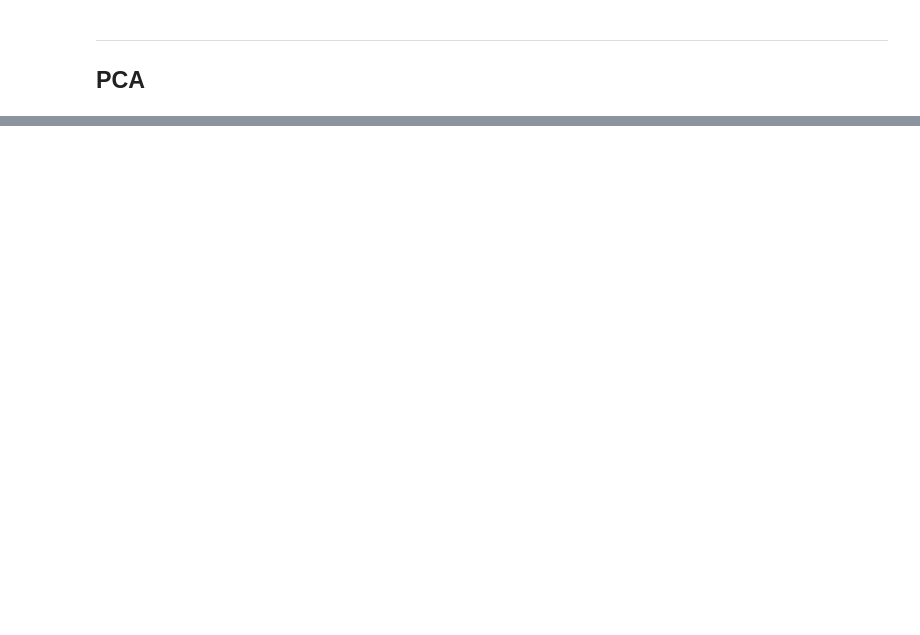
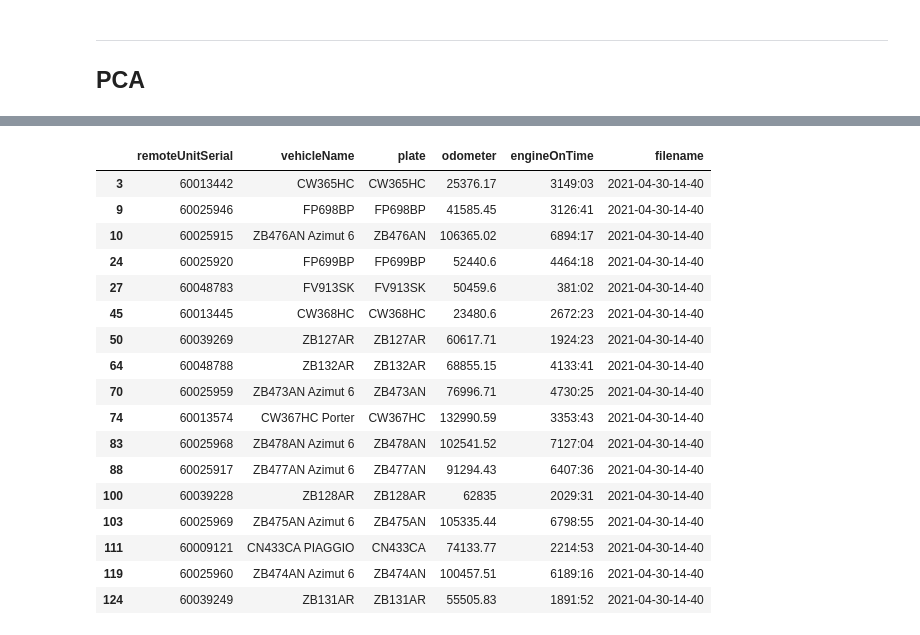
Before and after one commit to antonioalbanese/ai4trucks, a Jupyter notebook: visirun_analysis.ipynb, the cells around one changed output, grey strips where cells are left out. Saved outputs shown, nothing was run; the diff lists cells and outputs as text; code cells hidden in the pictures; blank space fills up the shorter version.

```diff
--- a/visirun_analysis.ipynb
+++ b/visirun_analysis.ipynb
@@ -341,0 +354,22 @@ most_important_names
+# %%
+df_FOO = pd.read_csv("dataset/VISIRUN_FleetOdometerOld.csv", index_col=0)
+df_FOO[df_FOO.plate.isin(targhe)]
+# %% [output]
+|  | remoteUnitSerial | vehicleName | plate | odometer | engineOnTime | filename |
+| 3 | 60013442 | CW365HC | CW365HC | 25376.17 | 3149:03 | 2021-04-30-14-40 |
+| 9 | 60025946 | FP698BP | FP698BP | 41585.45 | 3126:41 | 2021-04-30-14-40 |
+| 10 | 60025915 | ZB476AN Azimut 6 | ZB476AN | 106365.02 | 6894:17 | 2021-04-30-14-40 |
+| 24 | 60025920 | FP699BP | FP699BP | 52440.6 | 4464:18 | 2021-04-30-14-40 |
+| 27 | 60048783 | FV913SK | FV913SK | 50459.6 | 381:02 | 2021-04-30-14-40 |
+| 45 | 60013445 | CW368HC | CW368HC | 23480.6 | 2672:23 | 2021-04-30-14-40 |
+| 50 | 60039269 | ZB127AR | ZB127AR | 60617.71 | 1924:23 | 2021-04-30-14-40 |
+| 64 | 60048788 | ZB132AR | ZB132AR | 68855.15 | 4133:41 | 2021-04-30-14-40 |
+| 70 | 60025959 | ZB473AN Azimut 6 | ZB473AN | 76996.71 | 4730:25 | 2021-04-30-14-40 |
+| 74 | 60013574 | CW367HC Porter | CW367HC | 132990.59 | 3353:43 | 2021-04-30-14-40 |
+| 83 | 60025968 | ZB478AN Azimut 6 | ZB478AN | 102541.52 | 7127:04 | 2021-04-30-14-40 |
+| 88 | 60025917 | ZB477AN Azimut 6 | ZB477AN | 91294.43 | 6407:36 | 2021-04-30-14-40 |
+| 100 | 60039228 | ZB128AR | ZB128AR | 62835 | 2029:31 | 2021-04-30-14-40 |
+| 103 | 60025969 | ZB475AN Azimut 6 | ZB475AN | 105335.44 | 6798:55 | 2021-04-30-14-40 |
+| 111 | 60009121 | CN433CA PIAGGIO | CN433CA | 74133.77 | 2214:53 | 2021-04-30-14-40 |
+| 119 | 60025960 | ZB474AN Azimut 6 | ZB474AN | 100457.51 | 6189:16 | 2021-04-30-14-40 |
+| 124 | 60039249 | ZB131AR | ZB131AR | 55505.83 | 1891:52 | 2021-04-30-14-40 |
```
Also changed, not shown: parts of 27 cells of this notebook, 2 other files.
